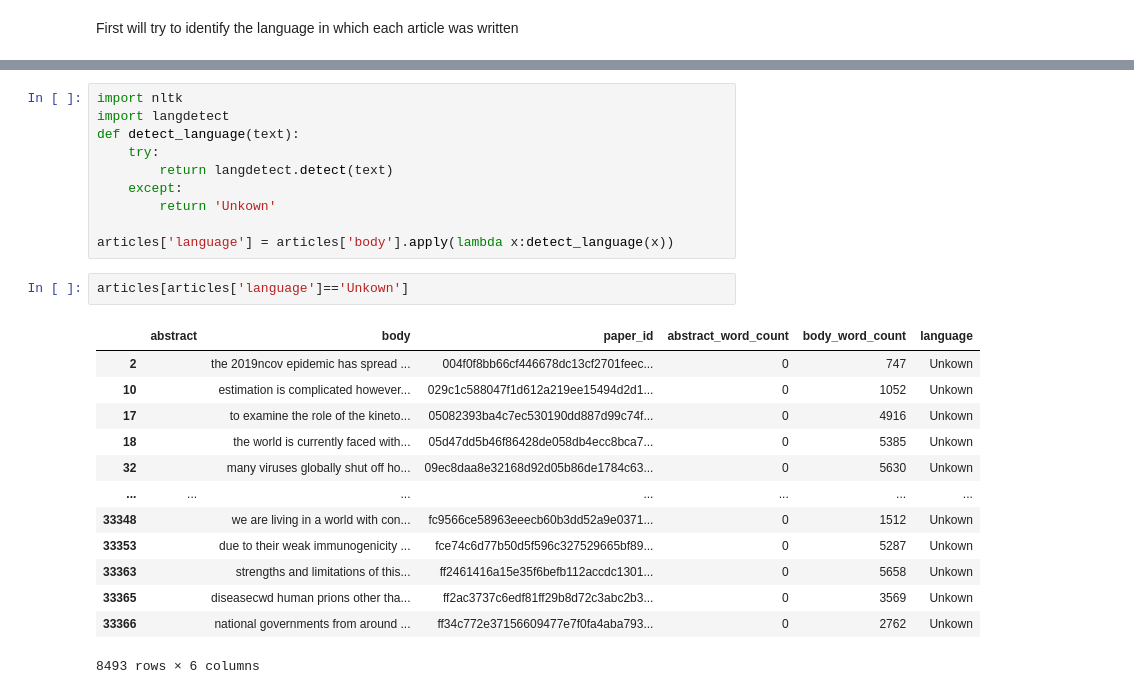
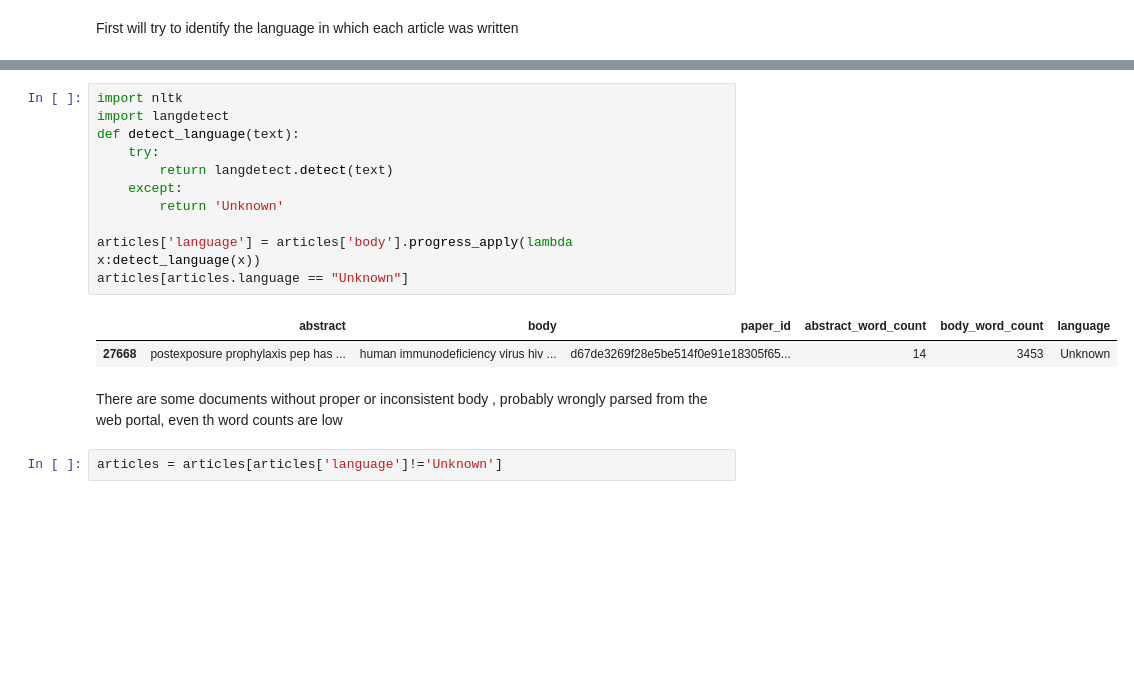
Before and after one commit to asahicantu/DAT550, a Jupyter notebook: covid_project.ipynb, the cells around one changed output, grey strips where cells are left out. Saved outputs shown, nothing was run; the diff lists cells and outputs as text; blank space fills up the shorter version.

```diff
--- a/covid_project.ipynb
+++ b/covid_project.ipynb
@@ -438,26 +450,18 @@ emppty_abstracts = articles[(articles.abstract == None) | (articles.abstract ==
 # %%
 import nltk
 import langdetect
 def detect_language(text):
     try:
         return langdetect.detect(text)
     except:
-        return 'Unkown'
+        return 'Unknown'
 
-articles['language'] = articles['body'].apply(lambda x:detect_language(x))
+articles['language'] = articles['body'].progress_apply(lambda x:detect_language(x))
+articles[articles.language == "Unknown"]
+# %% [output]
+|  | abstract | body | paper_id | abstract_word_count | body_word_count | language |
+| 27668 | postexposure prophylaxis pep has ... | human immunodeficiency virus hiv ... | d67de3269f28e5be514f0e91e18305f65... | 14 | 3453 | Unknown |
+# %% [markdown]
+There are some documents without proper or inconsistent body , probably wrongly parsed from the web portal, even th word counts are low
 # %%
-articles[articles['language']=='Unkown']
+articles = articles[articles['language']!='Unknown']
-# %% [output]
-|  | abstract | body | paper_id | abstract_word_count | body_word_count | language |
-| 2 |  | the 2019ncov epidemic has spread ... | 004f0f8bb66cf446678dc13cf2701feec... | 0 | 747 | Unkown |
-| 10 |  | estimation is complicated however... | 029c1c588047f1d612a219ee15494d2d1... | 0 | 1052 | Unkown |
-| 17 |  | to examine the role of the kineto... | 05082393ba4c7ec530190dd887d99c74f... | 0 | 4916 | Unkown |
-| 18 |  | the world is currently faced with... | 05d47dd5b46f86428de058db4ecc8bca7... | 0 | 5385 | Unkown |
-| 32 |  | many viruses globally shut off ho... | 09ec8daa8e32168d92d05b86de1784c63... | 0 | 5630 | Unkown |
-| ... | ... | ... | ... | ... | ... | ... |
-| 33348 |  | we are living in a world with con... | fc9566ce58963eeecb60b3dd52a9e0371... | 0 | 1512 | Unkown |
-| 33353 |  | due to their weak immunogenicity ... | fce74c6d77b50d5f596c327529665bf89... | 0 | 5287 | Unkown |
-| 33363 |  | strengths and limitations of this... | ff2461416a15e35f6befb112accdc1301... | 0 | 5658 | Unkown |
-| 33365 |  | diseasecwd human prions other tha... | ff2ac3737c6edf81ff29b8d72c3abc2b3... | 0 | 3569 | Unkown |
-| 33366 |  | national governments from around ... | ff34c772e37156609477e7f0fa4aba793... | 0 | 2762 | Unkown |
-8493 rows × 6 columns
```
Also changed, not shown: parts of 25 cells of this notebook.
